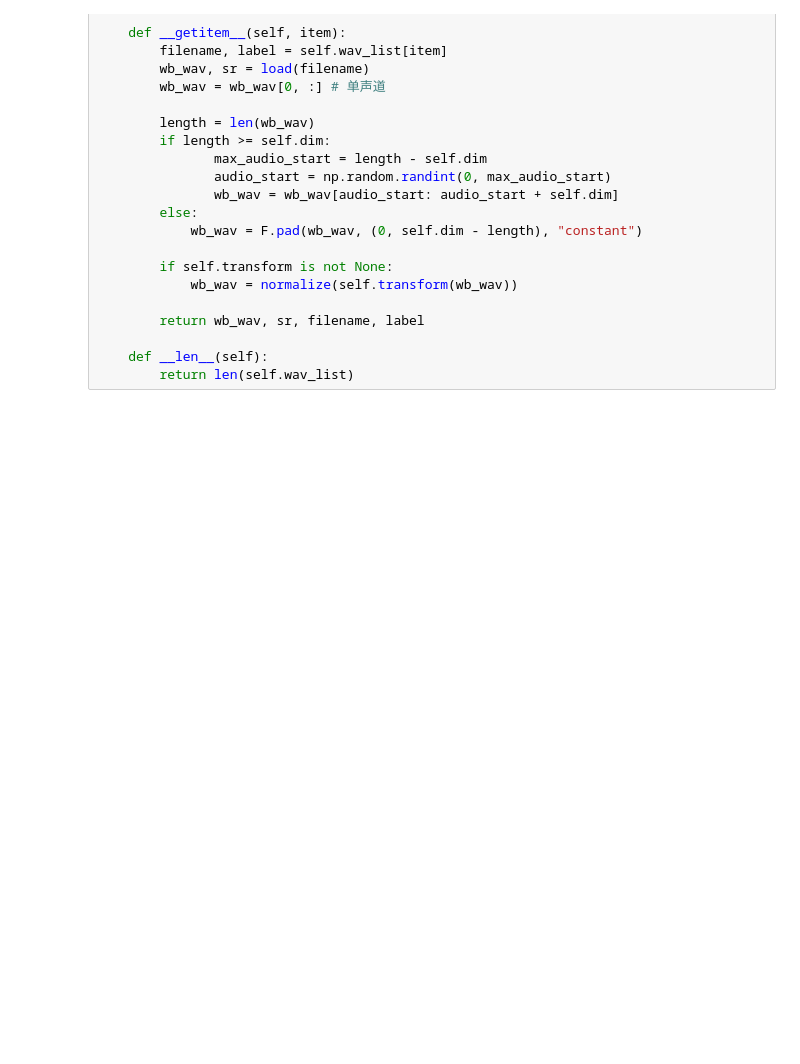
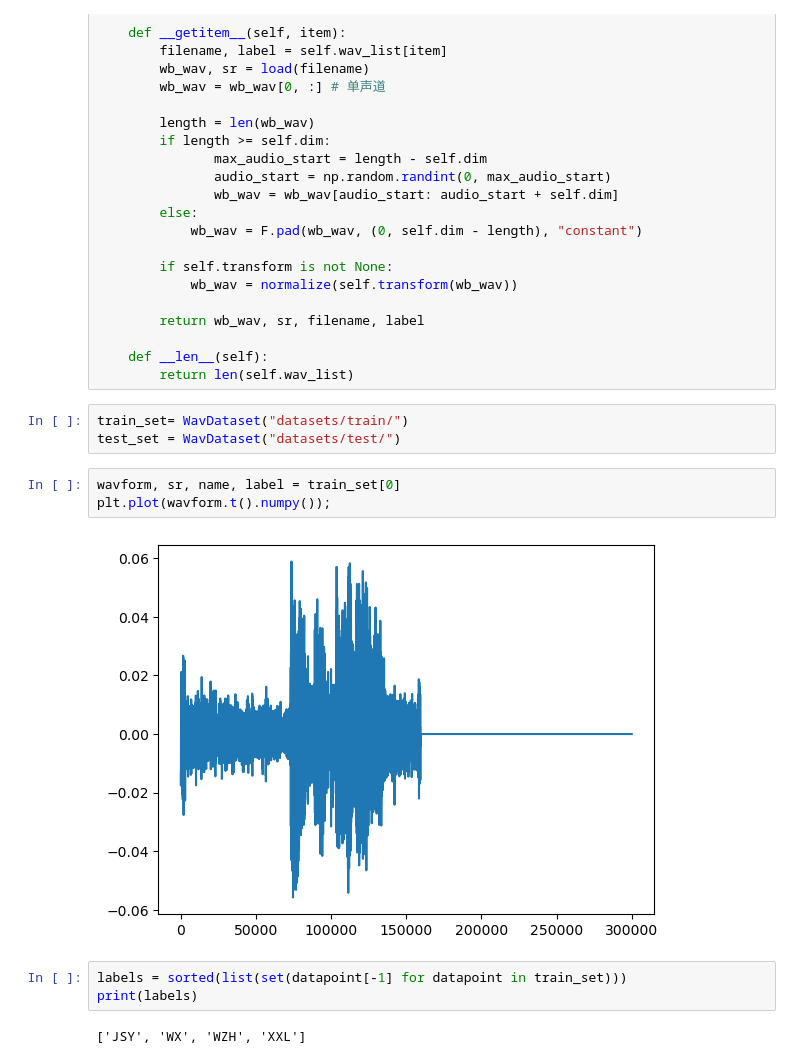
Before and after one commit to CabbageSage/PatternRecognitionGroup, a Jupyter notebook: lec5/ml.ipynb, the cells around one changed output. Saved outputs shown, nothing was run; the diff lists cells and outputs as text; blank space fills up the shorter version.

```diff
--- a/lec5/ml.ipynb
+++ b/lec5/ml.ipynb
@@ -59,3 +59,16 @@ class WavDataset(Dataset):
 
     def __len__(self):
         return len(self.wav_list)
+# %%
+train_set= WavDataset("datasets/train/")
+test_set = WavDataset("datasets/test/")
+# %%
+wavform, sr, name, label = train_set[0]
+plt.plot(wavform.t().numpy());
+# %% [output]
+[figure, added]
+# %%
+labels = sorted(list(set(datapoint[-1] for datapoint in train_set)))
+print(labels)
+# %% [output]
+['JSY', 'WX', 'WZH', 'XXL']
```
Also changed, not shown: parts of 4 cells of this notebook, 1 other file.
